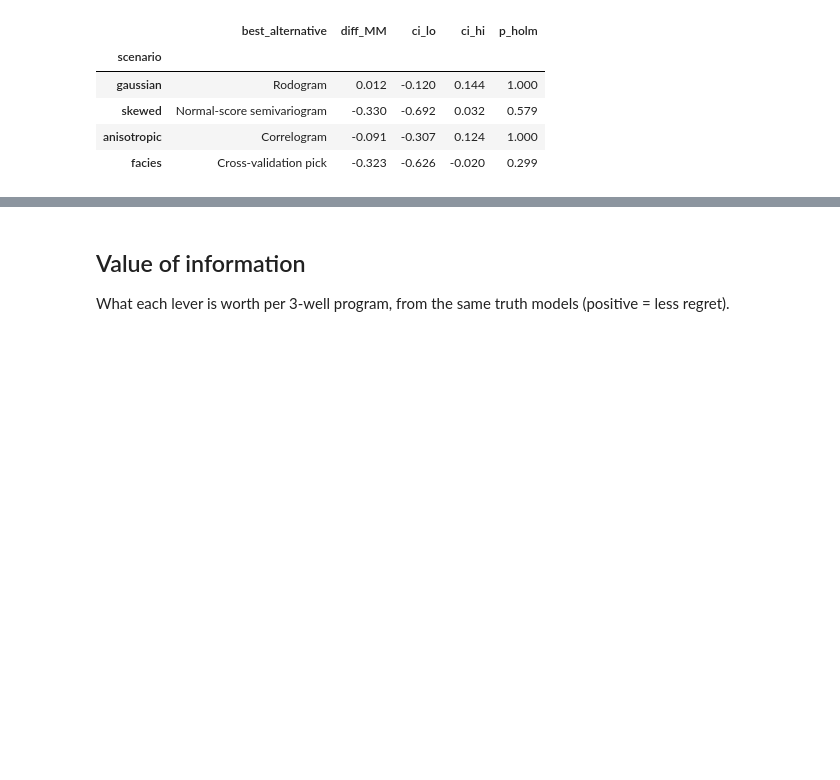
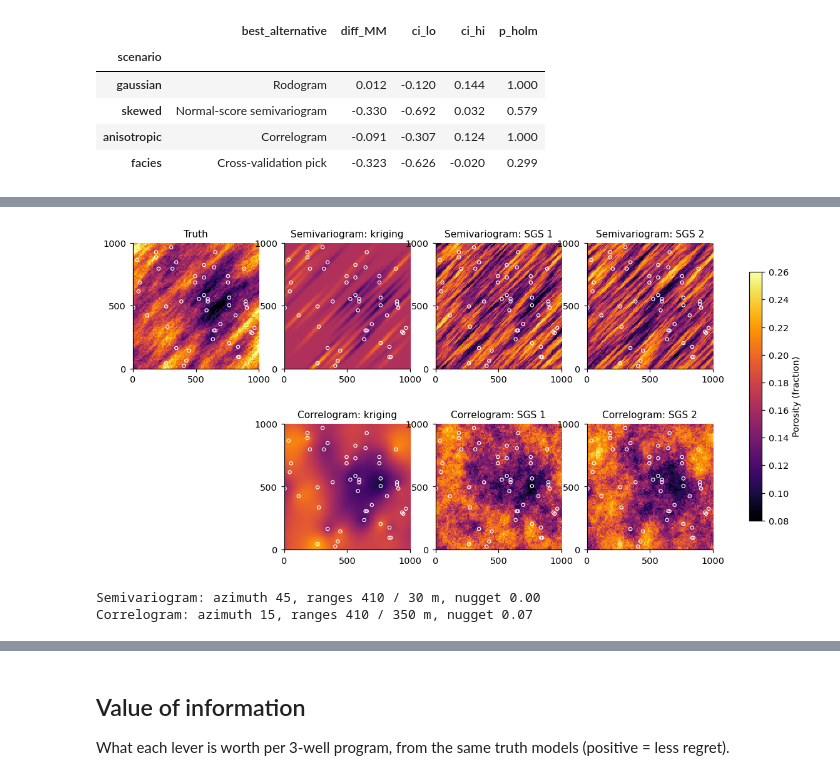
Before and after one commit to nkanter04/variogram-type-study, a Jupyter notebook: 03_kriging_decisions.ipynb, the cells around one changed output, grey strips where cells are left out. Cells and saved outputs as stored; diff of their text form; code cells hidden in the pictures; blank space fills up the shorter version.

```diff
--- a/03_kriging_decisions.ipynb
+++ b/03_kriging_decisions.ipynb
@@ -151,0 +171,18 @@ pd.DataFrame(rows).set_index('scenario').round(3)
+# %%
+from vstudy import sgs, kriging
+s_, r_, n_, d_ = 'anisotropic', 0, 50, 'random'
+phi_ = build_truth('main', s_, r_)[0]; ds_ = build_dataset('main', s_, r_, n_, d_, phi_); w_ = ds_['wells']
+panels = [('Truth', phi_)]
+for t in ('semivariogram', 'correlogram'):
+    m = ds_['models'][t]
+    panels.append((f'{C.LABEL[t]}: kriging', kriging.ordinary_kriging(w_['x'], w_['y'], w_['v'], m, w_['var_d'])[0]))
+    for k, real in enumerate(sgs.simulate(w_['x'], w_['y'], ds_['ns'], m, 2, np.random.default_rng(5))):
+        panels.append((f'{C.LABEL[t]}: SGS {k + 1}', real))
+fig = plots.maps(panels[:1] + panels[1:4] + [('', np.full_like(phi_, np.nan))] + panels[4:], wells=w_, ncols=4, vmin=0.08, vmax=0.26, size=3.4)
+fig.axes[4].axis('off'); plt.show()
+for t in ('semivariogram', 'correlogram'):
+    m = ds_['models'][t]; print(f"{C.LABEL[t]}: azimuth {m['azi']:.0f}, ranges {m['hmaj']:.0f} / {m['hmin']:.0f} m, nugget {m['nug']:.2f}")
+# %% [output]
+[figure, added]
+Semivariogram: azimuth 45, ranges 410 / 30 m, nugget 0.00
+Correlogram: azimuth 15, ranges 410 / 350 m, nugget 0.07
```
Also changed, not shown: parts of 10 cells of this notebook, 14 other files.
